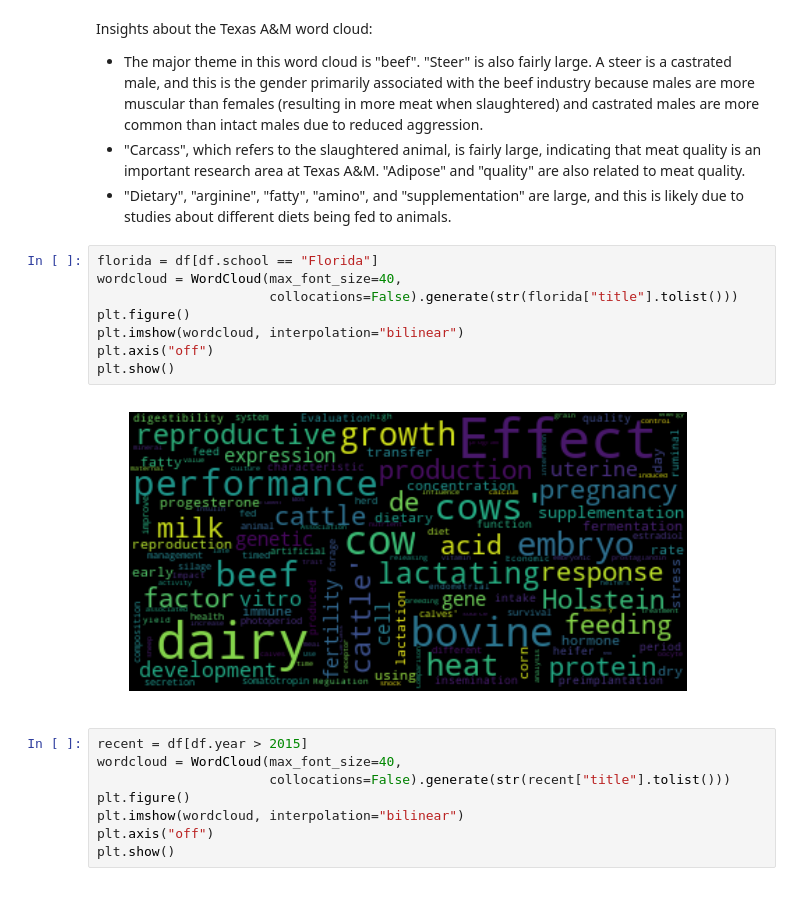
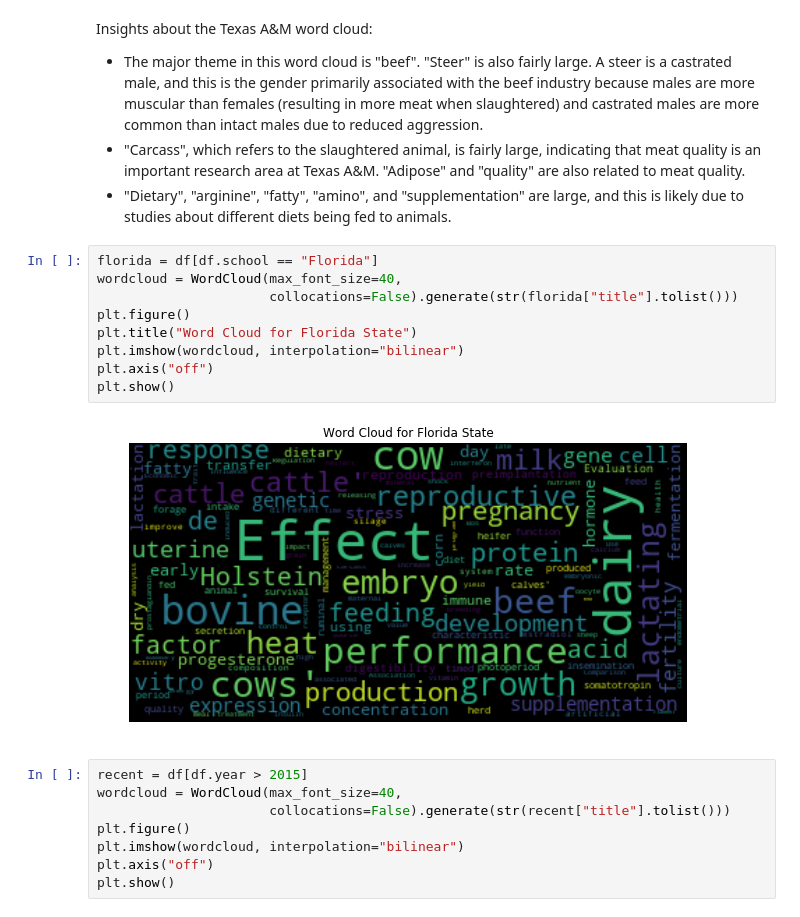
Before and after one commit to courtneylouie/Class-Project, a Jupyter notebook: data_exploration.ipynb, the cells around one changed output. Drawn from its saved outputs; the diff is of its cells as text.

```diff
--- a/data_exploration.ipynb
+++ b/data_exploration.ipynb
@@ -184,13 +172,14 @@ Insights about the Texas A&M word cloud:
 # %%
 florida = df[df.school == "Florida"]
 wordcloud = WordCloud(max_font_size=40,
                       collocations=False).generate(str(florida["title"].tolist()))
 plt.figure()
+plt.title("Word Cloud for Florida State")
 plt.imshow(wordcloud, interpolation="bilinear")
 plt.axis("off")
 plt.show()
 # %% [output]
-[figure, old version]
+[figure, new version]
 # %%
 recent = df[df.year > 2015]
 wordcloud = WordCloud(max_font_size=40,
```
Also changed, not shown: parts of 6 cells of this notebook, 1 other file.
